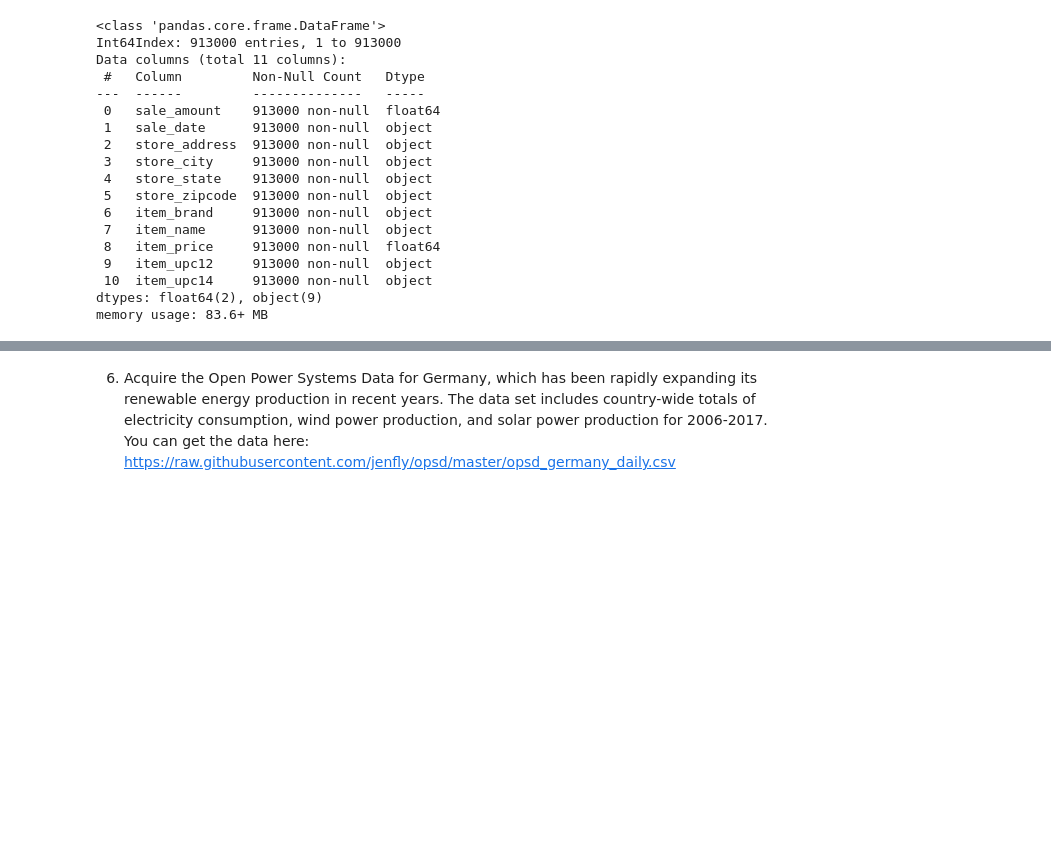
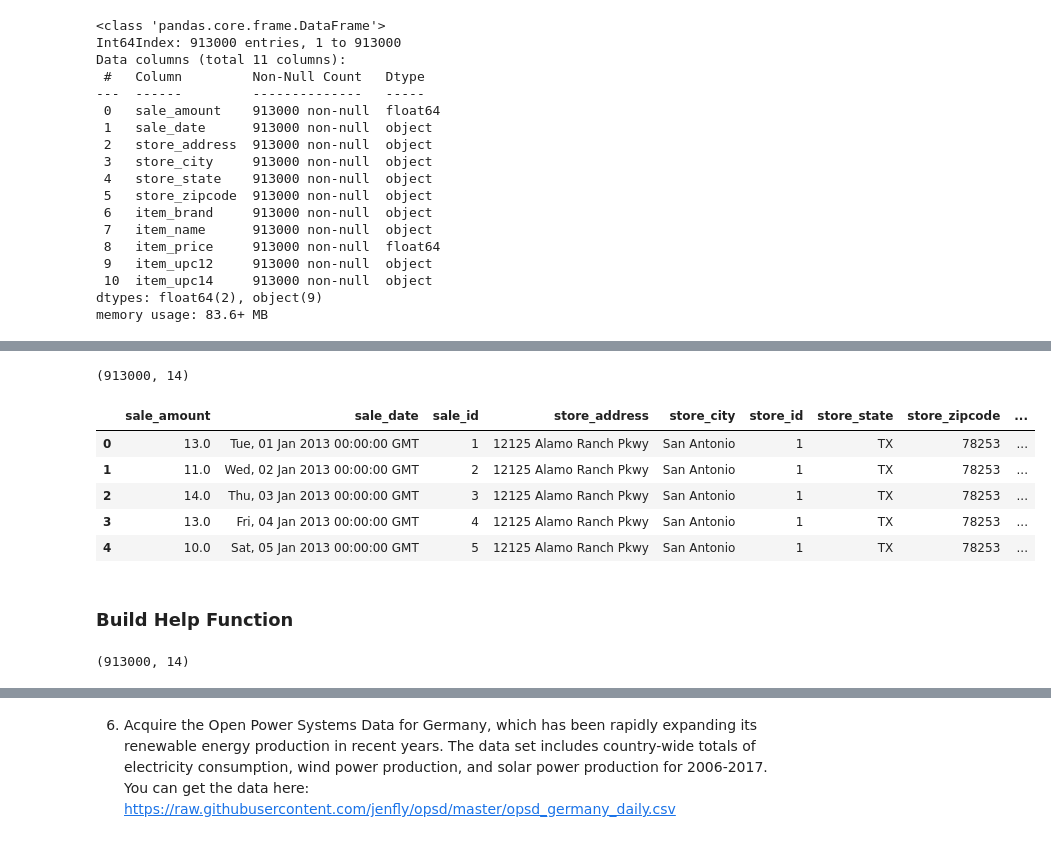
Before and after one commit to Yongliang-Shi/time-series-exercises, a Jupyter notebook: acquire.ipynb, the cells around one changed output, grey strips where cells are left out. Drawn from its saved outputs; the diff is of its cells as text; code cells hidden in the pictures; blank space fills up the shorter version.

Commit message:
review data acquire for ts

```diff
--- a/acquire.ipynb
+++ b/acquire.ipynb
@@ -262,0 +406,9 @@ memory usage: 83.6+ MB
+# %%
+# Load dfs from .csv
+
+df_items = pd.read_csv('df_items.csv', index_col=0)
+df_stores = pd.read_csv('df_stores.csv', index_col=0)
+df_sales = pd.read_csv('df_sales.csv', index_col=0)
+
+# Print the shape of the dfs
+df_items.shape, df_stores.shape, df_sales.shape
@@ -262,0 +444,19 @@ memory usage: 83.6+ MB
+# %%
+df = pd.merge(df_sales, df_stores, left_on='store', right_on='store_id')
+df = pd.merge(df, df_items, left_on='item', right_on='item_id')
+df.drop(columns=['item', 'store'], inplace=True)
+
+# Print the shape of merged df
+df.shape
+# %% [output]
+(913000, 14)
+# %%
+# Quick view of df
+df.head()
+# %% [output]
+|  | sale_amount | sale_date | sale_id | store_address | store_city | store_id | store_state | store_zipcode | ... |
+| 0 | 13.0 | Tue, 01 Jan 2013 00:00:00 GMT | 1 | 12125 Alamo Ranch Pkwy | San Antonio | 1 | TX | 78253 | ... |
+| 1 | 11.0 | Wed, 02 Jan 2013 00:00:00 GMT | 2 | 12125 Alamo Ranch Pkwy | San Antonio | 1 | TX | 78253 | ... |
+| 2 | 14.0 | Thu, 03 Jan 2013 00:00:00 GMT | 3 | 12125 Alamo Ranch Pkwy | San Antonio | 1 | TX | 78253 | ... |
+| 3 | 13.0 | Fri, 04 Jan 2013 00:00:00 GMT | 4 | 12125 Alamo Ranch Pkwy | San Antonio | 1 | TX | 78253 | ... |
+| 4 | 10.0 | Sat, 05 Jan 2013 00:00:00 GMT | 5 | 12125 Alamo Ranch Pkwy | San Antonio | 1 | TX | 78253 | ... |
@@ -262,0 +466,2 @@ memory usage: 83.6+ MB
+# %% [markdown]
+### Build Help Function
@@ -262,0 +497,7 @@ memory usage: 83.6+ MB
+# %%
+# Test function
+
+store = get_store_data()
+store.shape
+# %% [output]
+(913000, 14)
```
Also changed, not shown: parts of 42 cells of this notebook.
